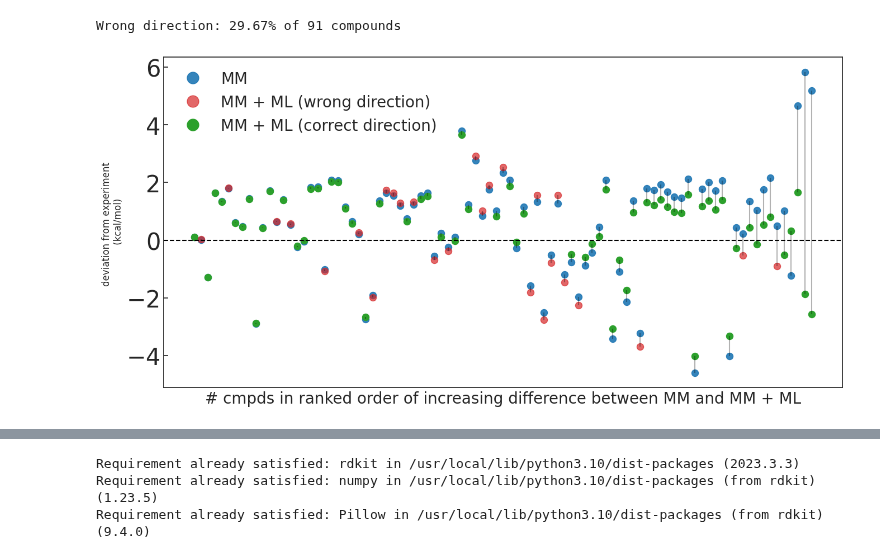
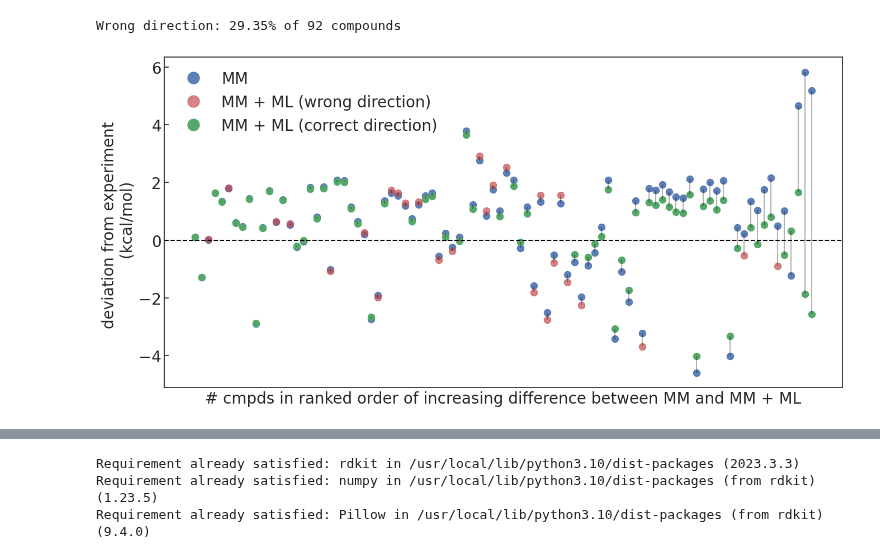
Before and after one commit to JohannesKarwou/notebooks, a Jupyter notebook: mlCorrection.ipynb, the cells around one changed output, grey strips where cells are left out. Drawn from its saved outputs; the diff is of its cells as text; code cells hidden in the pictures.

```diff
--- a/mlCorrection.ipynb
+++ b/mlCorrection.ipynb
@@ -171,24 +187,27 @@ data["MM-ML"]=np.abs(data["MM-ASFE [kcal/mol]"]-data["ML-ASFE [kcal/mol]"])
 data["Diff EXS"]=np.abs(data["Exp [kcal/mol]"]-data["MM-ASFE [kcal/mol]"])
 # %%
 data=data.dropna(subset=["Crooks correction"])
-data = data.sort_values(by="Crooks correction", ascending=False)
+data = data.sort_values(by="diff", ascending=True)
+# %%
+data = data[-93::]
 # %%
 sns.set_theme(
     style="white",
     rc={
         "font.size": 25,
         "legend.fontsize": 20,
+        "axes.labelsize": 20,
         "lines.markersize": 10,
         "xtick.labelsize": 12,
         "ytick.left": True,
         "ytick.direction": "in",
-        "ytick.labelsize": 30,
+        "ytick.labelsize": 20,
     },
 )
 
 plt.rcParams["figure.figsize"] = (14, 7)
 
-data = data.sort_values(by="MM-ML", ascending=True)
+data = data.sort_values(by="MM-ML", ascending=True)[-100::]
 
 wrong = []
 correct = []
@@ -268,36 +287,36 @@ red_patch = matplotlib.lines.Line2D(
     ls="None",
     ms=15,
 )
 green_patch = matplotlib.lines.Line2D(
     [0],
     [0],
     marker="o",
     color=c3,
     label="MM + ML (correct direction)",
     ls="None",
     ms=15,
 )
 
 plt.legend(
     handles=[blue_patch, red_patch, green_patch], frameon=False, loc="upper left"
 )
 
 
 plt.axhline(y=0, linestyle="--", color="black")
 # plt.axhline(y=-2, linestyle="--", color="black")
 # plt.axhline(y=2, linestyle="--", color="black")
 plt.xlabel(
     "# cmpds in ranked order of increasing difference between MM and MM + ML",
     fontsize=20,
 )
 plt.ylabel("deviation from experiment \n (kcal/mol)")
 plt.xticks([])
 plt.tight_layout()
 print(f"Wrong direction: {round(len(wrong)/len(correct+wrong)*100,2)}% of {len(correct+wrong)} compounds")
-# plt.savefig("figures/overview.pdf", bbox_inches="tight")
+plt.savefig("overview.pdf", bbox_inches="tight")
 # %% [output]
-Wrong direction: 29.67% of 91 compounds
+Wrong direction: 29.35% of 92 compounds
-[figure, old version]
+[figure, new version]
 # %%
 def bootstrap_metric(fct, x_values, y_values, p_value=False):
     bootstrapped_metric = []
```
Also changed, not shown: parts of 4 cells of this notebook.
